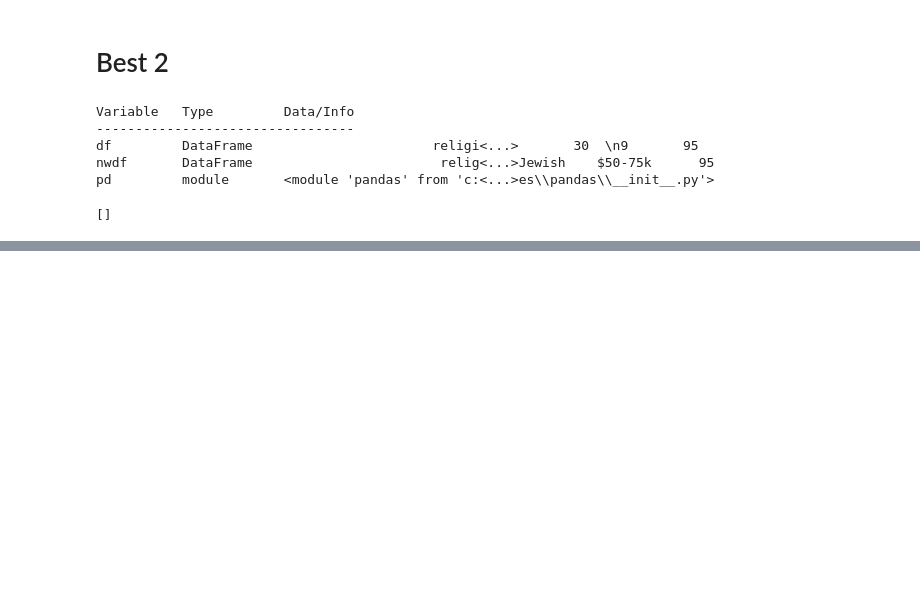
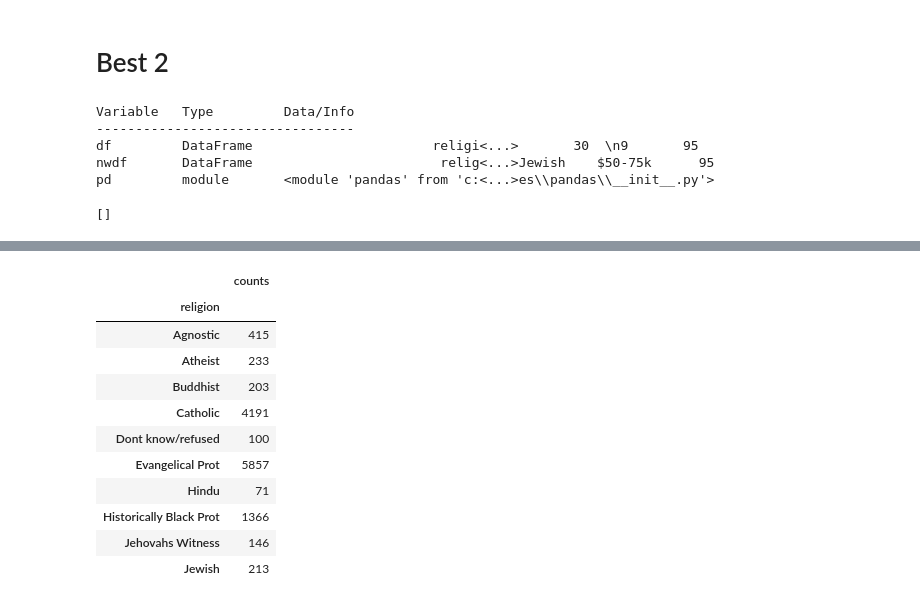
Before and after one commit to Mantej-Singh/Magic-Commands--Ipython-notebook, a Jupyter notebook: Magic Commands- Ipython notebook.ipynb, the cells around one changed output, grey strips where cells are left out. Saved outputs shown, nothing was run; the diff lists cells and outputs as text; code cells hidden in the pictures; blank space fills up the shorter version.

```diff
--- a/Magic Commands- Ipython notebook.ipynb
+++ b/Magic Commands- Ipython notebook.ipynb
@@ -0,0 +3,3 @@
+# %%
+pd.set_option('display.mpl_style', 'default') # Make the graphs a bit prettier
+#figsize(15, 5)
@@ -209,0 +192,15 @@ C:\Users\Jarvis>
+# %%
+nwdf2
+# %% [output]
+|  | counts |
+| religion |  |
+| Agnostic | 415 |
+| Atheist | 233 |
+| Buddhist | 203 |
+| Catholic | 4191 |
+| Dont know/refused | 100 |
+| Evangelical Prot | 5857 |
+| Hindu | 71 |
+| Historically Black Prot | 1366 |
+| Jehovahs Witness | 146 |
+| Jewish | 213 |
```
Also changed, not shown: parts of 21 cells of this notebook.
